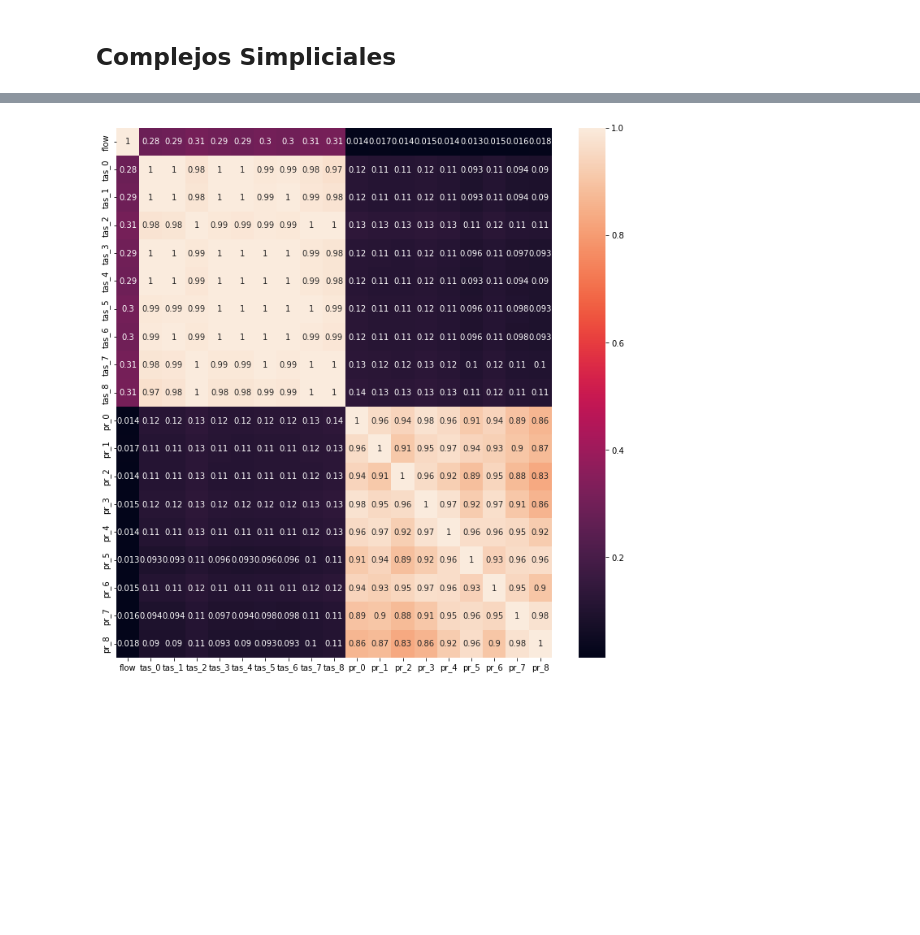
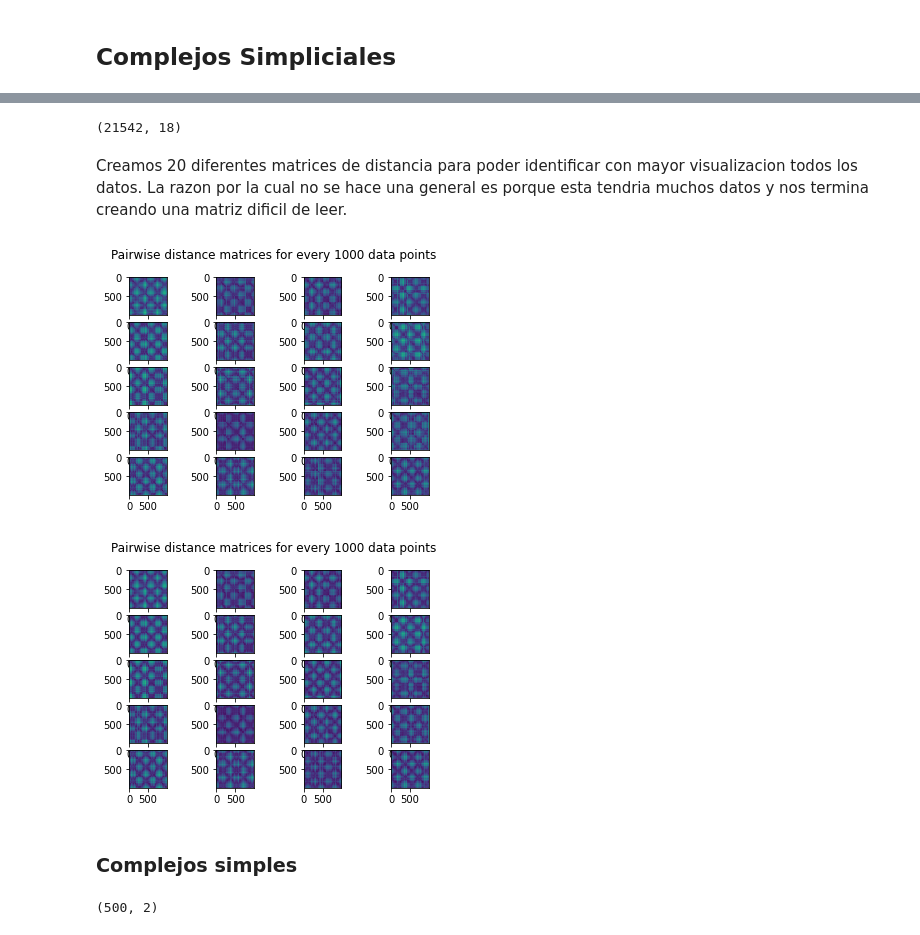
Before and after one commit to WizenPainter/reto-ma2007b, a Jupyter notebook: noaa_ai_workshop/IntroNotebooks/05-Challenge.ipynb, the cells around one changed output, grey strips where cells are left out. Saved outputs shown, nothing was run; the diff lists cells and outputs as text; code cells hidden in the pictures; blank space fills up the shorter version.

Commit message:
Implementacion de graficos de complejos simples en un segmento aleatorio de datos

```diff
--- a/noaa_ai_workshop/IntroNotebooks/05-Challenge.ipynb
+++ b/noaa_ai_workshop/IntroNotebooks/05-Challenge.ipynb
@@ -63,7 +71,7 @@ data.head(-10)
 # %% [markdown]
 Primero estaremos creando dos dataframes. Una tendra nuestra variable objetivo **flow** y la otra tendra las variables predictoras.
 # %%
-X = data.drop(['flow', 'obs_dates'], axis=1)
+X = data.drop(['flow', 'obs_dates', 'obs_bool'], axis=1)
 y = data['flow']
 # %% [markdown]
 Ahora se tendra que reducir la dimension de nuestras variables predictoras. En este caso, tenemos 18 variables predictoras, lo cual nosotros reduciremos en dimensiones e intentaremos no perder mucho de la explicacion de estos datos al reducir dimensiones.
@@ -225,9 +225 @@ plt.show()
-# %%
-import seaborn as sns
-plt.figure(figsize=(12, 12))
-corrMatrix = data.corr()
-sns.heatmap(corrMatrix, annot=True)
-plt.show()
-# %% [output]
-[figure, removed]
 # %%
@@ -237,3 +233,41 @@ from matplotlib.collections import PatchCollection
+# %%
+X.shape
+# %% [output]
+(21542, 18)
+# %%
+mov_data = data.drop(['obs_bool','obs_dates'],axis=1)
+# %% [markdown]
+Creamos 20 diferentes matrices de distancia para poder identificar con mayor visualizacion todos los datos. La razon por la cual no se hace una general es porque esta tendria muchos datos y nos termina creando una matriz dificil de leer.
+# %%
+# splits = np.array_split(X, 50)
+# plt.figure(figsize=(10,10))
+plt.figure(0)
+count = 0
+for i in range(5):
+    for j in range(4):
+        ax = plt.subplot2grid((5,4), (i,j))
+        ax =  pairwise_distances(mov_data.iloc[0+1000*count:1000+1000*count,:])
+        count += 1
+        plt.suptitle('Pairwise distance matrices for every 1000 data points')
+        plt.imshow(ax)
+plt.show()
+# %% [output]
+[figure, added]
+# %%
+# splits = np.array_split(X, 50)
+# plt.figure(figsize=(10,10))
+plt.figure(0)
+count = 0
+for i in range(5):
+    for j in range(4):
+        ax = plt.subplot2grid((5,4), (i,j))
+        ax =  pairwise_distances(X.iloc[0+1000*count:1000+1000*count,:])
+        count += 1
+        plt.suptitle('Pairwise distance matrices for every 1000 data points')
+        plt.imshow(ax)
+plt.show()
+# %% [output]
+[figure, added]
 # %%
 def create_simplicial_complex(D,r):
     """
@@ -250,3 +284,5 @@ def create_simplicial_complex(D,r):
     G.remove_edges_from(nx.selfloop_edges(G))
 
     return G
+# %% [markdown]
+### Complejos simples
@@ -252,0 +291,4 @@ def create_simplicial_complex(D,r):
+# %%
+sample.shape
+# %% [output]
+(500, 2)
```
Also changed, not shown: parts of 9 cells of this notebook.
